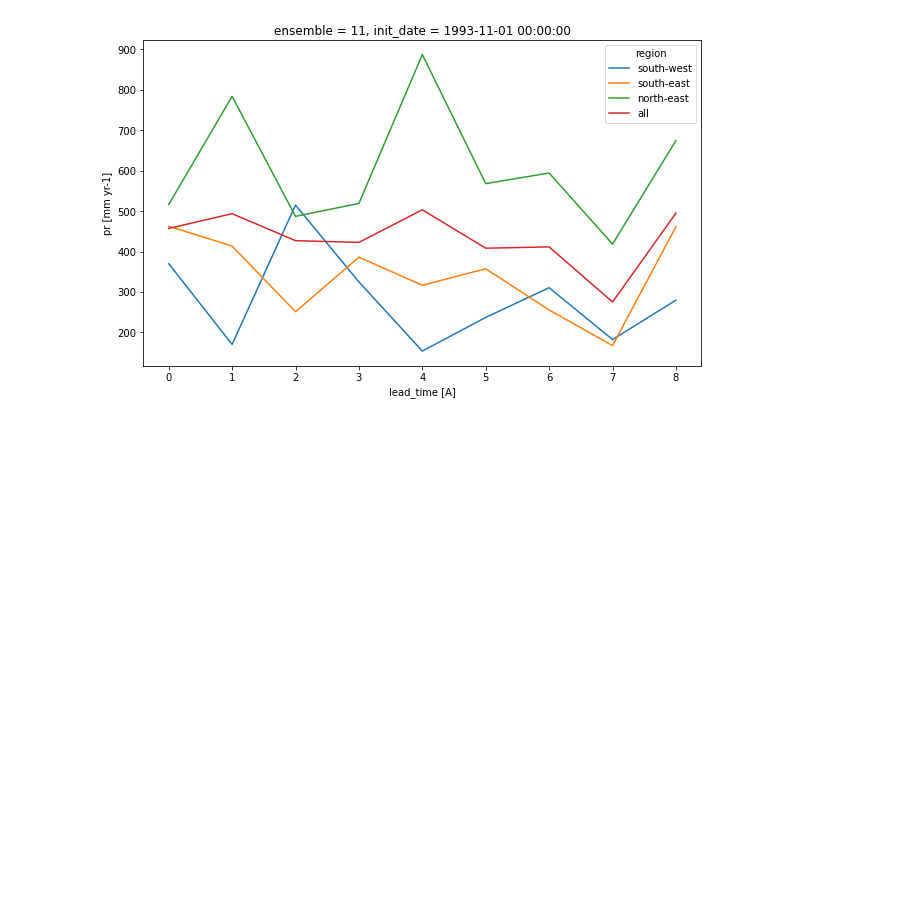
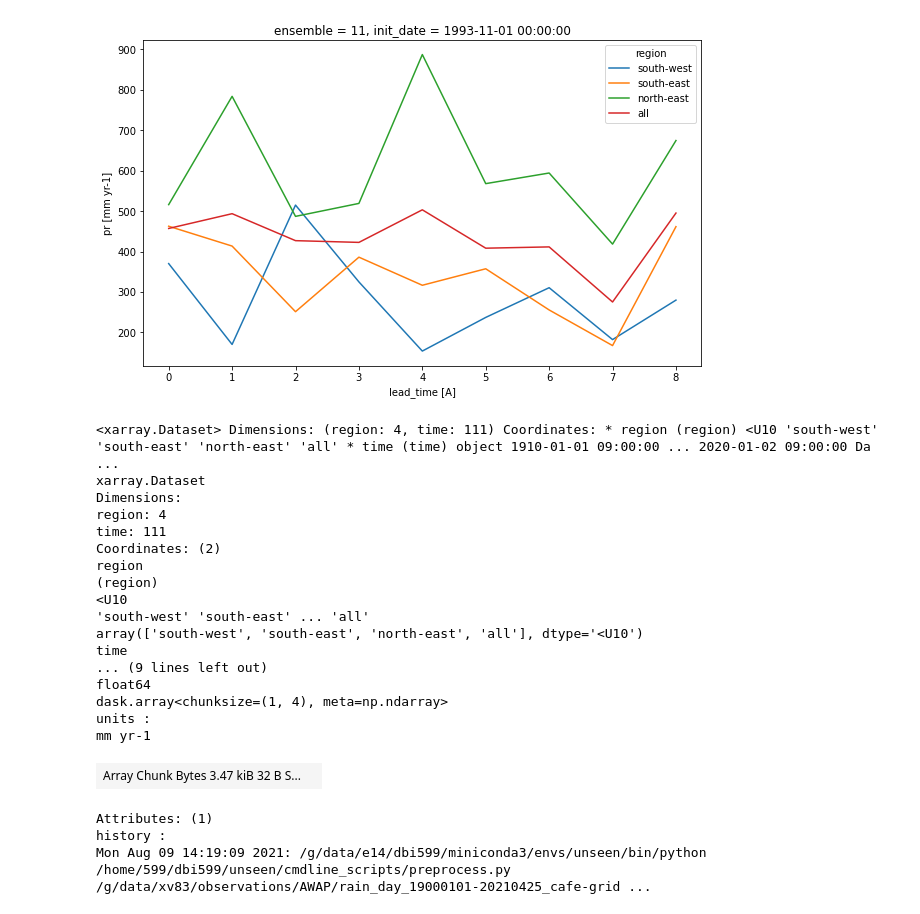
Before and after one commit to AusClimateService/unseen, a Jupyter notebook: notebooks/ag_analysis.ipynb, the cells around one changed output. Drawn from its saved outputs; the diff is of its cells as text; code cells hidden in the pictures; blank space fills up the shorter version.

```diff
--- a/notebooks/ag_analysis.ipynb
+++ b/notebooks/ag_analysis.ipynb
@@ -286,6 +280,30 @@ cafe_ds.isel(ensemble=10, init_date=5)['pr'].plot(hue='region')
 plt.show()
 # %% [output]
 [figure]
+# %%
+awap_ds.sel(time=slice('1910-01-01', '2020-12-31'))
+# %% [output]
+<xarray.Dataset> Dimensions: (region: 4, time: 111) Coordinates: * region (region) <U10 'south-west' 'south-east' 'north-east' 'all' * time (time) object 1910-01-01 09:00:00 ... 2020-01-02 09:00:00 Da ...
+xarray.Dataset
+Dimensions:
+region: 4
+time: 111
+Coordinates: (2)
+region
+(region)
+<U10
+'south-west' 'south-east' ... 'all'
+array(['south-west', 'south-east', 'north-east', 'all'], dtype='<U10')
+time
+... (9 lines left out)
+float64
+dask.array<chunksize=(1, 4), meta=np.ndarray>
+units :
+mm yr-1
+| Array Chunk Bytes 3.47 kiB 32 B S... |  |
+Attributes: (1)
+history :
+Mon Aug 09 14:19:09 2021: /g/data/e14/dbi599/miniconda3/envs/unseen/bin/python /home/599/dbi599/unseen/cmdline_scripts/preprocess.py /g/data/xv83/observations/AWAP/rain_day_19000101-20210425_cafe-grid ...
 # %%
 for region in ['all', 'south-west', 'south-east', 'north-east']:
     fig = plt.figure(figsize=[10, 6])
```
Also changed, not shown: parts of 9 cells of this notebook, 1 other file.
